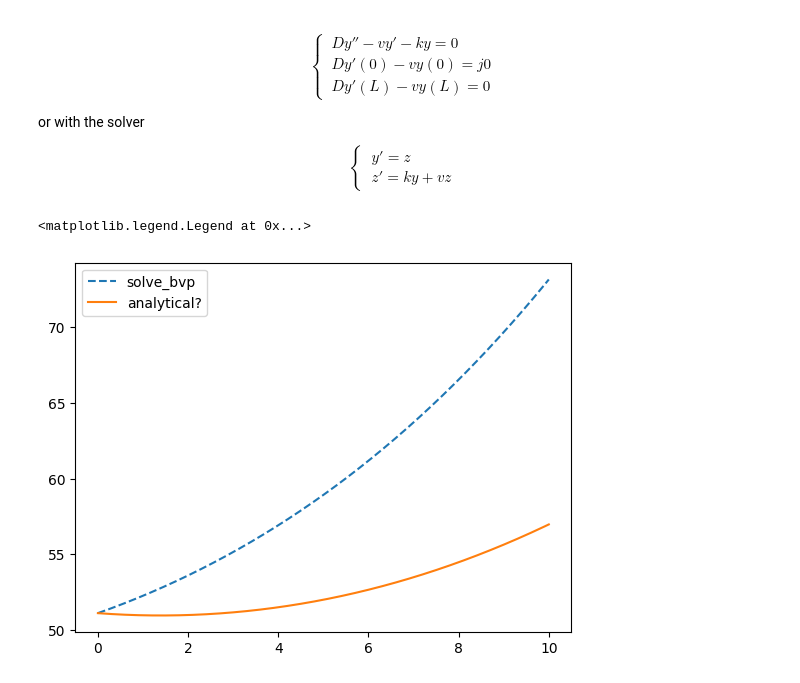
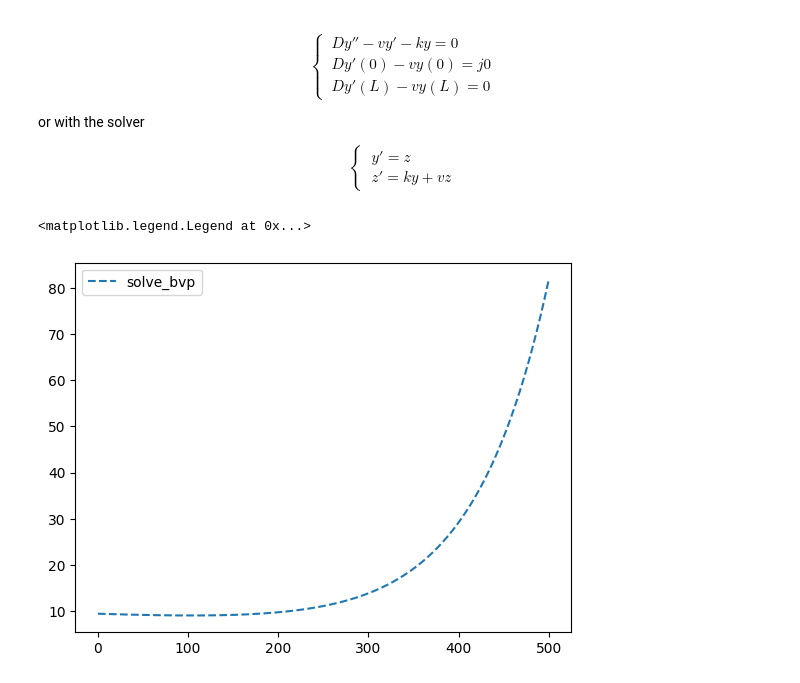
Before and after one commit to janko-petkovic/drawer, a Jupyter notebook: notebooks/tests.ipynb, the cells around one changed output. Cells and saved outputs as stored; diff of their text form; code cells hidden in the pictures.

```diff
--- a/notebooks/tests.ipynb
+++ b/notebooks/tests.ipynb
@@ -27,6 +21,18 @@ or with the solver
     \end{cases}
 \end{equation}
 # %%
+D = 0.9
+v = 0.01
+k = 1e-5
+L = 500
+j0= -0.1
+
+# D = .1
+# v = 0.0007
+# k = 1e-5
+# L = 500
+# j0= -0.1
+
 def f(t,y):
     return np.array([y[1], k/D*y[0] + v/D*y[1]])
 
@@ -37,37 +43,33 @@ def bc(y0, yL):
 
 # For the analytical steady state
 sqrtD = np.sqrt(v**2 + 4 * D * k)
-E2L = np.exp(-L/D*sqrtD)
-
-def Eplus(x):
-    return np.exp(x/2/D * sqrtD)
-
-def Eminus(x):
-    return np.exp(-x/2/D * sqrtD)
 
 def ss(x):
-    left = 2*j0/(E2L - 1)
-    right_1 = (E2L*Eplus(x)/(sqrtD - v))
-    right_2 = (Eminus(x)/(sqrtD + v))
+    C = 2*j0/(1-np.exp(sqrtD/D*L)) * np.exp(v/2/D*x)
 
-    return left*(right_1 + right_2)
+    right_1 = np.exp(sqrtD/2/D*x)/(sqrtD - v)
+    right_2 = np.exp(-sqrtD/2/D*(x-2*L))/(sqrtD + v)
+
+    return C * (right_1 + right_2)
 
 x = np.linspace(0,L,1000)
 yi = np.zeros((2,x.shape[0]))
 
 yi[0,500] = 1
 # %%
-res = solve_bvp(f, bc, x, yi)
+x_plot = np.linspace(0,L,1000)
+y_plot = ss(x_plot)
 
-x_plot = np.linspace(0,L,1000)
-y_plot = res.sol(x_plot)[0]
+y_prime = np.diff(y_plot)
 
 fig, ax = plt.subplots(1,1)
 ax.plot(x_plot, y_plot, linestyle='--', label='solve_bvp')
 # ax.set_ylim(0, y_plot.max()*1.1);
-ax.plot(x_plot, ss(x_plot), label='analytical?')
+# ax.plot(x_plot, ss(x_plot), label='analytical?')
+
+# ax.set_ylim(0.1,0.3)
 ax.legend()
 # %% [output]
 <matplotlib.legend.Legend at 0x...>
-[figure, old version]
+[figure, new version]
 # %%
```
Also changed, not shown: parts of 2 cells of this notebook, 38 other files.
